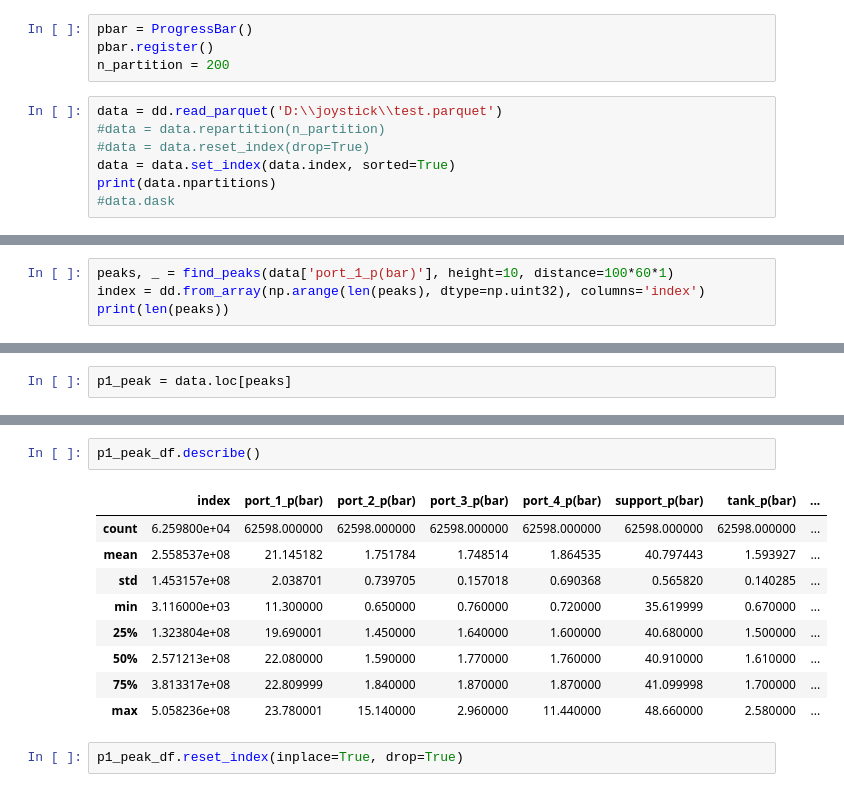
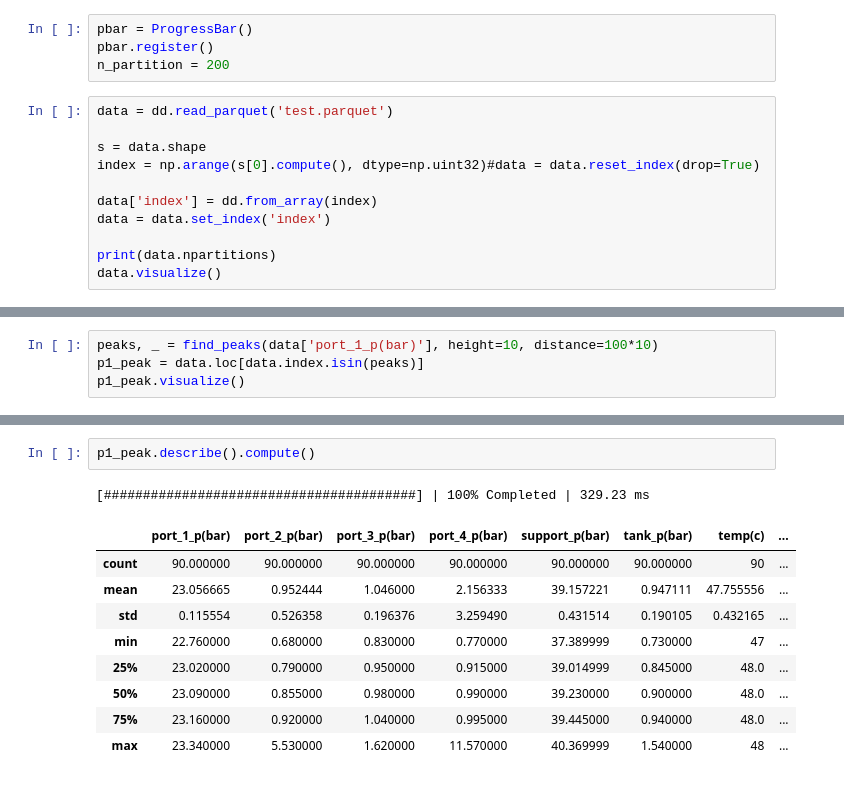
Before and after one commit to jinbeomjeong/joystick_endurance_test, a Jupyter notebook: analysis_data.ipynb, the cells around one changed output, grey strips where cells are left out. Drawn from its saved outputs; the diff is of its cells as text.

Commit message:
fix find peak pressure

```diff
--- a/analysis_data.ipynb
+++ b/analysis_data.ipynb
@@ -15,10 +9,14 @@ pbar = ProgressBar()
 pbar.register()
 n_partition = 200
 # %%
-data = dd.read_parquet('D:\\joystick\\test.parquet')
-#data = data.repartition(n_partition)
-#data = data.reset_index(drop=True)
-data = data.set_index(data.index, sorted=True)
+data = dd.read_parquet('test.parquet')
+
+s = data.shape
+index = np.arange(s[0].compute(), dtype=np.uint32)#data = data.reset_index(drop=True)
+
+data['index'] = dd.from_array(index)
+data = data.set_index('index')
+
 print(data.npartitions)
-#data.dask
+data.visualize()
 # %% [output]
@@ -61,5 +75,5 @@ data.hvplot.line(x='time(hour)', y='port_1_p(bar)', rasterize=True)
 # %%
-peaks, _ = find_peaks(data['port_1_p(bar)'], height=10, distance=100*60*1)
-index = dd.from_array(np.arange(len(peaks), dtype=np.uint32), columns='index')
-print(len(peaks))
+peaks, _ = find_peaks(data['port_1_p(bar)'], height=10, distance=100*10)
+p1_peak = data.loc[data.index.isin(peaks)]
+p1_peak.visualize()
 # %% [output]
@@ -68,2 +81,0 @@ print(len(peaks))
-# %%
-p1_peak = data.loc[peaks]
@@ -78,14 +104,13 @@ p1_peak_df.drop(columns=['level_0'], inplace=True)
 # %%
-p1_peak_df.describe()
+p1_peak.describe().compute()
 # %% [output]
+[########################################] | 100% Completed | 329.23 ms
-|  | index | port_1_p(bar) | port_2_p(bar) | port_3_p(bar) | port_4_p(bar) | support_p(bar) | tank_p(bar) | ... |
-| count | 6.259800e+04 | 62598.000000 | 62598.000000 | 62598.000000 | 62598.000000 | 62598.000000 | 62598.000000 | ... |
-| mean | 2.558537e+08 | 21.145182 | 1.751784 | 1.748514 | 1.864535 | 40.797443 | 1.593927 | ... |
-| std | 1.453157e+08 | 2.038701 | 0.739705 | 0.157018 | 0.690368 | 0.565820 | 0.140285 | ... |
-| min | 3.116000e+03 | 11.300000 | 0.650000 | 0.760000 | 0.720000 | 35.619999 | 0.670000 | ... |
-| 25% | 1.323804e+08 | 19.690001 | 1.450000 | 1.640000 | 1.600000 | 40.680000 | 1.500000 | ... |
-| 50% | 2.571213e+08 | 22.080000 | 1.590000 | 1.770000 | 1.760000 | 40.910000 | 1.610000 | ... |
-| 75% | 3.813317e+08 | 22.809999 | 1.840000 | 1.870000 | 1.870000 | 41.099998 | 1.700000 | ... |
-| max | 5.058236e+08 | 23.780001 | 15.140000 | 2.960000 | 11.440000 | 48.660000 | 2.580000 | ... |
+|  | port_1_p(bar) | port_2_p(bar) | port_3_p(bar) | port_4_p(bar) | support_p(bar) | tank_p(bar) | temp(c) | ... |
+| count | 90.000000 | 90.000000 | 90.000000 | 90.000000 | 90.000000 | 90.000000 | 90 | ... |
+| mean | 23.056665 | 0.952444 | 1.046000 | 2.156333 | 39.157221 | 0.947111 | 47.755556 | ... |
+| std | 0.115554 | 0.526358 | 0.196376 | 3.259490 | 0.431514 | 0.190105 | 0.432165 | ... |
+| min | 22.760000 | 0.680000 | 0.830000 | 0.770000 | 37.389999 | 0.730000 | 47 | ... |
+| 25% | 23.020000 | 0.790000 | 0.950000 | 0.915000 | 39.014999 | 0.845000 | 48.0 | ... |
+| 50% | 23.090000 | 0.855000 | 0.980000 | 0.990000 | 39.230000 | 0.900000 | 48.0 | ... |
+| 75% | 23.160000 | 0.920000 | 1.040000 | 0.995000 | 39.445000 | 0.940000 | 48.0 | ... |
+| max | 23.340000 | 5.530000 | 1.620000 | 11.570000 | 40.369999 | 1.540000 | 48 | ... |
-# %%
-p1_peak_df.reset_index(inplace=True, drop=True)
```
Also changed, not shown: parts of 16 cells of this notebook.
